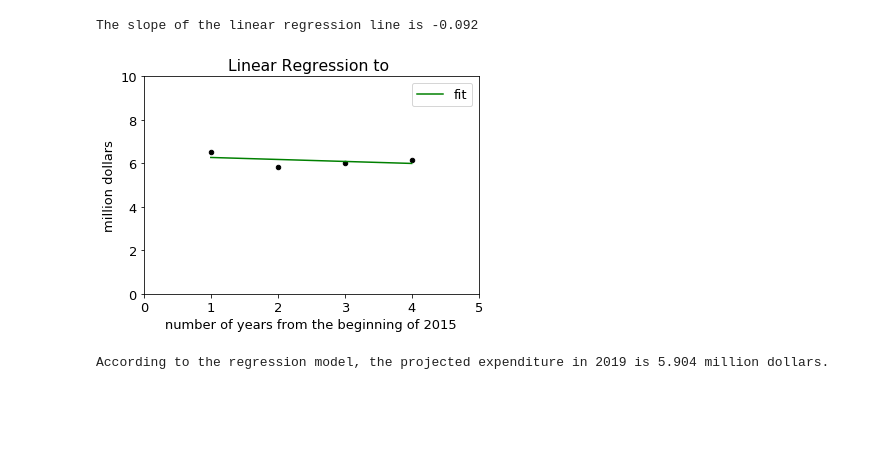
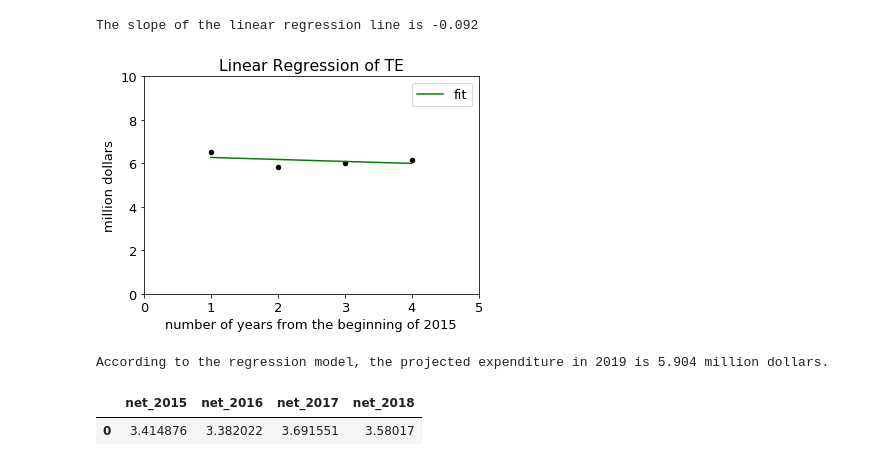
Before and after one commit to Kuku2333/s19-city-t3, a Jupyter notebook: yuankun.ipynb, the cells around one changed output. Saved outputs shown, nothing was run; the diff lists cells and outputs as text; code cells hidden in the pictures; blank space fills up the shorter version.

```diff
--- a/yuankun.ipynb
+++ b/yuankun.ipynb
@@ -348,15 +348,15 @@ print("The slope of the linear regression line is", m.round(3))
 # %% [output]
 The slope of the linear regression line is -0.092
 # %%
-ax = df.plot.scatter(x='x', y='y', xlim=(0,5), ylim=(0,10), c='black', title="Linear Regression to ")
+ax = df.plot.scatter(x='x', y='y', xlim=(0,5), ylim=(0,10), c='black', title="Linear Regression of TE")
 df["fit"] = df["x"] * m + n
 df.plot.line(x='x', y='fit', ax=ax, c='green')
 
 ax.set_xlabel("number of years from the beginning of 2015")
 ax.set_ylabel("million dollars")
 None
 # %% [output]
-[figure, old version]
+[figure, new version]
 # %%
 print("According to the regression model, the projected expenditure in 2019 is", (m*5+n).round(3), "million dollars.")
 # %% [output]
@@ -363,0 +366,9 @@ According to the regression model, the projected expenditure in 2019 is 5.904 mi
+# %%
+pd_fn_sum = pd.read_sql('SELECT SUM(fy2015) as net_2015, SUM(fy2016) as net_2016, SUM(fy2017) as net_2017, SUM(fy2018) as net_2018 '
+                    'FROM expenditure_table '
+                    'WHERE agency = "15 -  FINANCE" '
+                    'ORDER BY net_2015 DESC ', conn)
+pd_fn_sum
+# %% [output]
+|  | net_2015 | net_2016 | net_2017 | net_2018 |
+| 0 | 3.414876 | 3.382022 | 3.691551 | 3.58017 |
```
Also changed, not shown: parts of 26 cells of this notebook.
